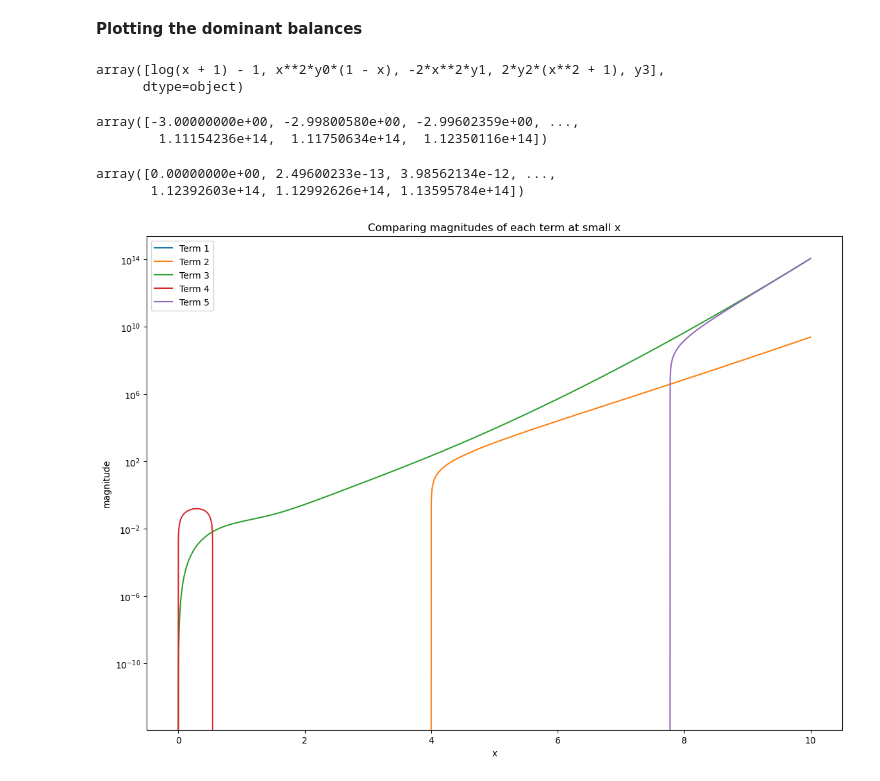
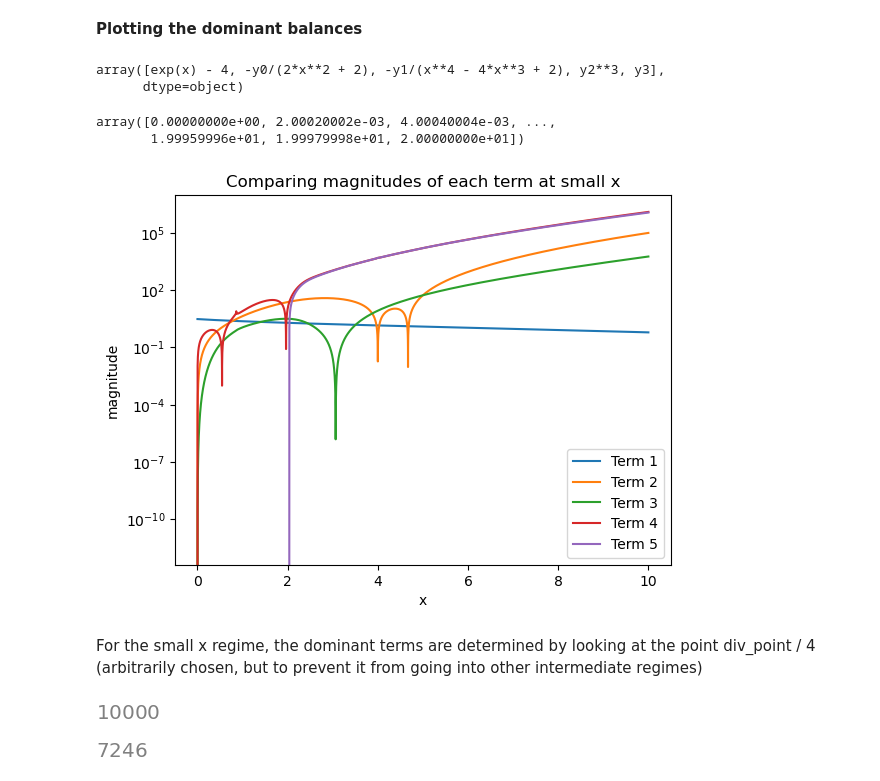
Before and after one commit to kayliehausknecht/AM201-Dataset, a Jupyter notebook: Code/new_ODE_solver.ipynb, the cells around one changed output. Cells and saved outputs as stored; diff of their text form; code cells hidden in the pictures.

```diff
--- a/Code/new_ODE_solver.ipynb
+++ b/Code/new_ODE_solver.ipynb
@@ -216,7 +216,7 @@ def create_subterm (y_term, cdf, iteration, max_it, const_prob):
             power = rand.randint(1, 3)  # positive power between 1 and 4
             subterm = y_term ** power
         else:
-            subterm = generate_random_sympy_polynomial() * y_term
+            subterm = 1 / generate_random_sympy_polynomial() * y_term
 
     if y_term == y_terms[0]:
         # Trig
@@ -352,7 +354,7 @@ def system_of_odes_with_y3(x, y):
     return [y1, y2, dy2_dx]
 
 initial_conditions = [1, 0, 0]  # placeholder initial conditions
-x_range = (0, 10)
+x_range = (0, 15)
 X = np.linspace(x_range[0], x_range[1], 10000)
 
 
@@ -395,7 +397,7 @@ The solution diverges at x = 6.500650065006501
 # %%
 terms
 # %% [output]
-array([log(x + 1) - 1, x**2*y0*(1 - x), -2*x**2*y1, 2*y2*(x**2 + 1), y3],
+array([exp(x) - 4, -y0/(2*x**2 + 2), -y1/(x**4 - 4*x**3 + 2), y2**3, y3],
       dtype=object)
 # %%
 from sympy import lambdify, symbols, log
@@ -426,27 +428,21 @@ y_values3 = sum(evaluated_terms)
 term1, term2, term3, term4 = evaluated_terms
 list_of_terms = [term1, term2, term3, term4]
 term5 = y_values3
-# %%
-term5
-# %% [output]
-array([-3.00000000e+00, -2.99800580e+00, -2.99602359e+00, ...,
-        1.11154236e+14,  1.11750634e+14,  1.12350116e+14])
-# %%
-term3
-# %% [output]
-array([0.00000000e+00, 2.49600233e-13, 3.98562134e-12, ...,
-       1.12392603e+14, 1.12992626e+14, 1.13595784e+14])
+# %%
+solution_with_y3.t
+# %% [output]
+array([0.00000000e+00, 2.00020002e-03, 4.00040004e-03, ...,
+       1.99959996e+01, 1.99979998e+01, 2.00000000e+01])
 # %%
-plt.figure(figsize=[14, 10])
 for i in range(len(list_of_terms)):
-    plt.plot(solution_with_y3.t, list_of_terms[i], label = f"Term {i+1}");
+    plt.plot(solution_with_y3.t, abs(list_of_terms[i]), label = f"Term {i+1}");
 
 plt.plot(solution_with_y3.t, term5, label = "Term 5");
 plt.xlabel('x')
 plt.ylabel('magnitude')
 # plt.xlim([0,3])
 plt.yscale("log")
 plt.title("Comparing magnitudes of each term at small x")
 plt.legend();
 # %% [output]
-[figure, old version]
+[figure, new version]
@@ -452,0 +451,10 @@ plt.legend();
+# %% [markdown]
+For the small x regime, the dominant terms are determined by looking at the point div_point / 4 (arbitrarily chosen, but to prevent it from going into other intermediate regimes)
+# %%
+solution_with_y3.t.size
+# %% [output]
+[figure, added]
+# %%
+index
+# %% [output]
+[figure, added]
```
Also changed, not shown: parts of 17 cells of this notebook.
